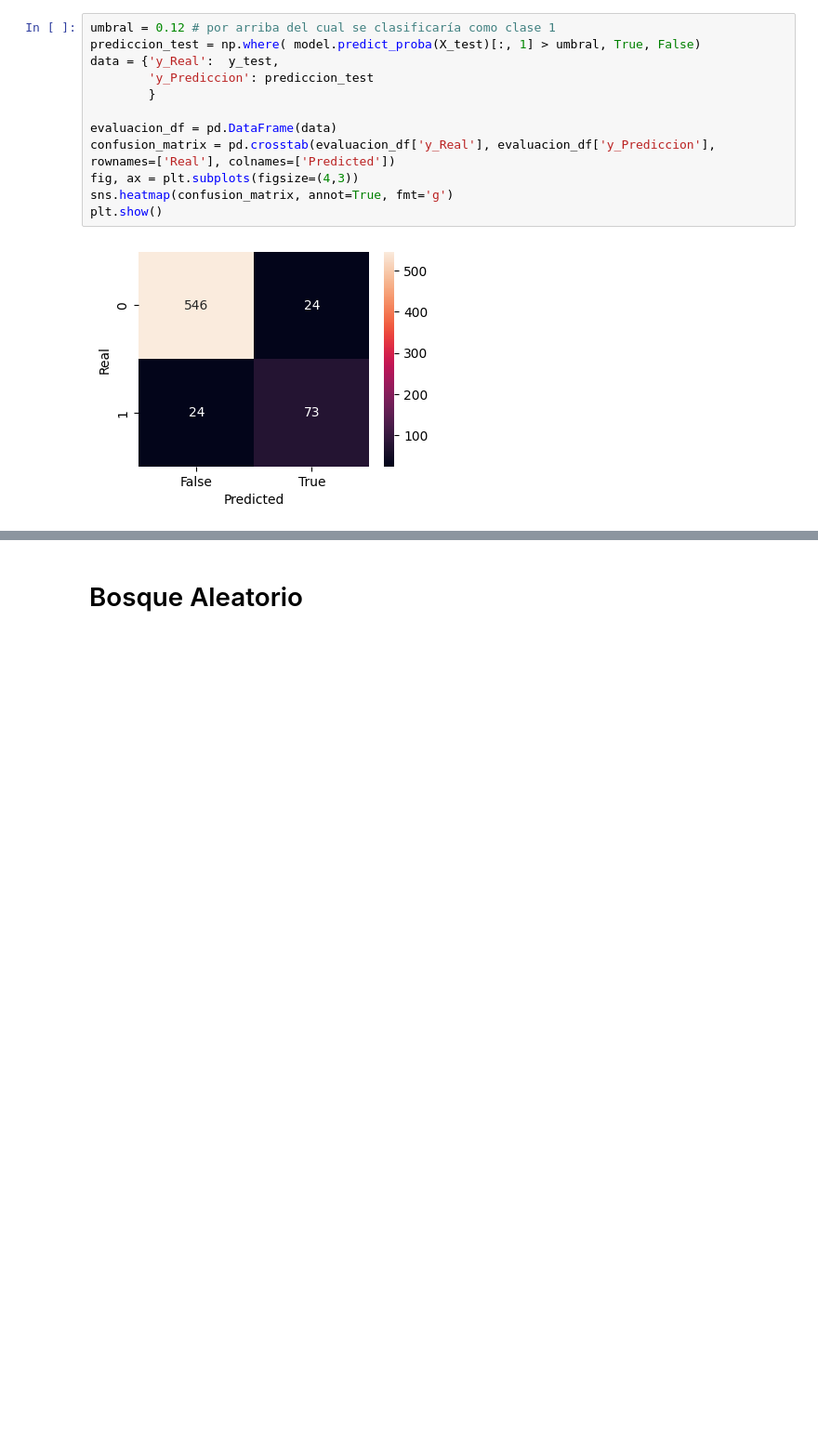
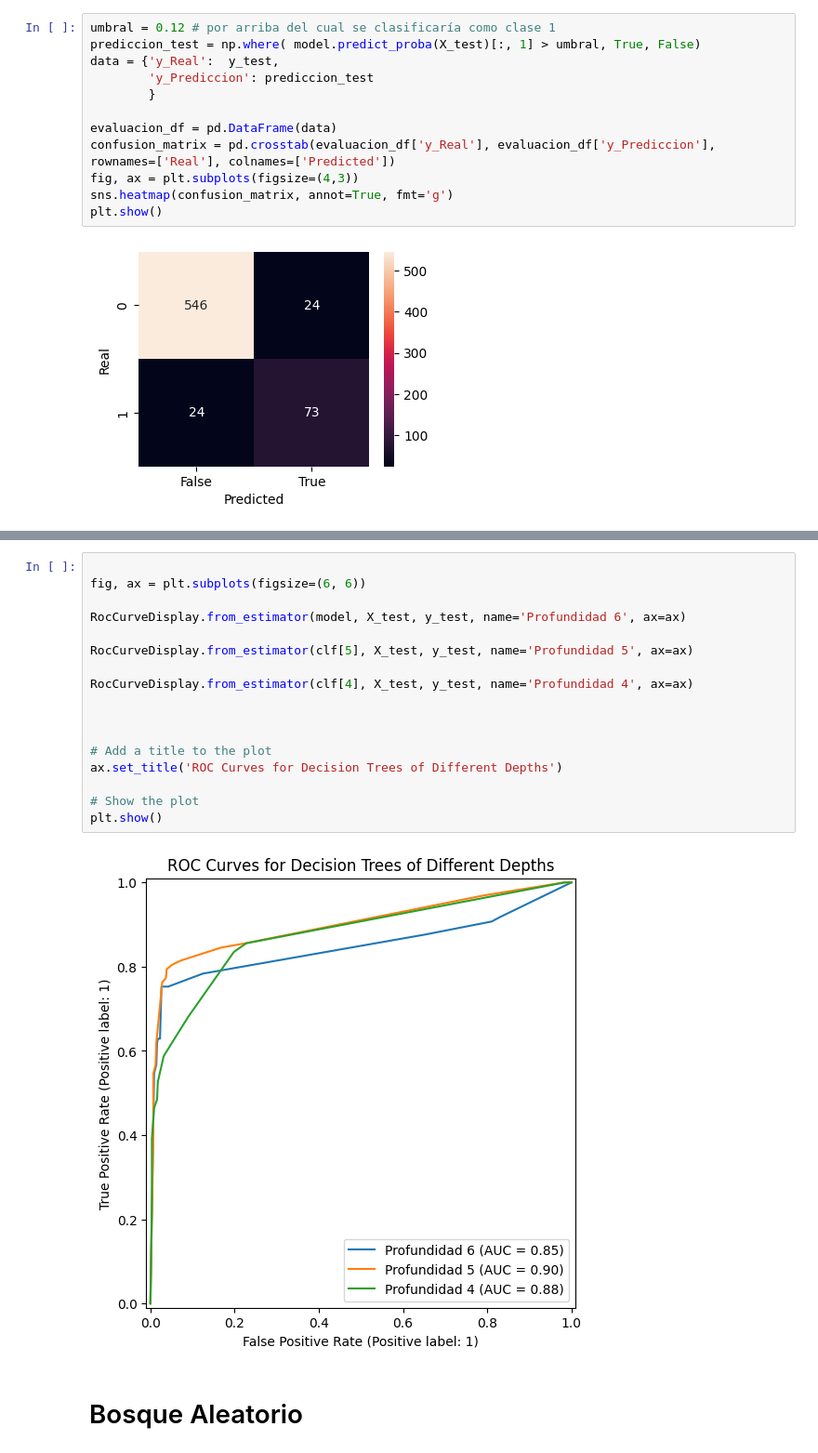
Before and after one commit to AnIsAsPe/ClasificadorClientesTelecom, a Jupyter notebook: Notebooks/Churn_Telecom.ipynb, the cells around one changed output, grey strips where cells are left out. Shown at 93% size. Drawn from its saved outputs; the diff is of its cells as text; blank space fills up the shorter version.

```diff
--- a/Notebooks/Churn_Telecom.ipynb
+++ b/Notebooks/Churn_Telecom.ipynb
@@ -518,3 +525,22 @@ plt.show()
+# %%
+
+fig, ax = plt.subplots(figsize=(6, 6))
+
+RocCurveDisplay.from_estimator(model, X_test, y_test, name='Profundidad 6', ax=ax)
+
+RocCurveDisplay.from_estimator(clf[5], X_test, y_test, name='Profundidad 5', ax=ax)
+
+RocCurveDisplay.from_estimator(clf[4], X_test, y_test, name='Profundidad 4', ax=ax)
+
+
+
+# Add a title to the plot
+ax.set_title('ROC Curves for Decision Trees of Different Depths')
+
+# Show the plot
+plt.show()
+# %% [output]
+[figure, added]
 # %% [markdown]
 # Bosque Aleatorio
 # %% [markdown]
```
Also changed, not shown: parts of 3 cells of this notebook.
